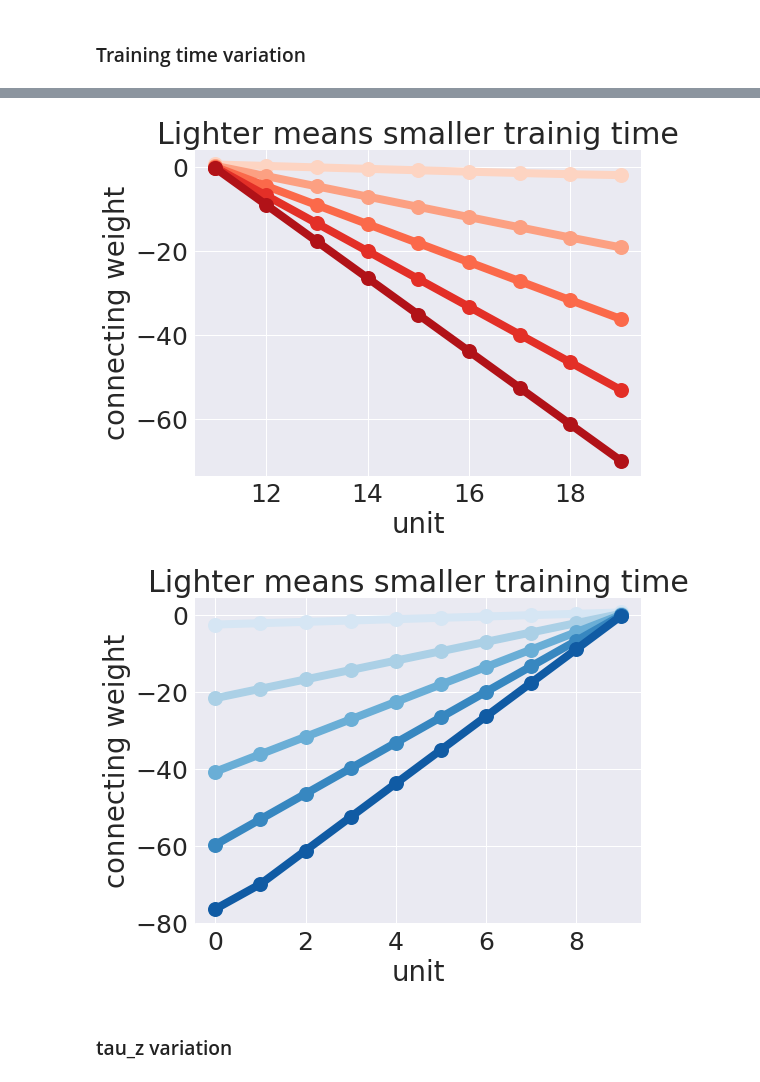
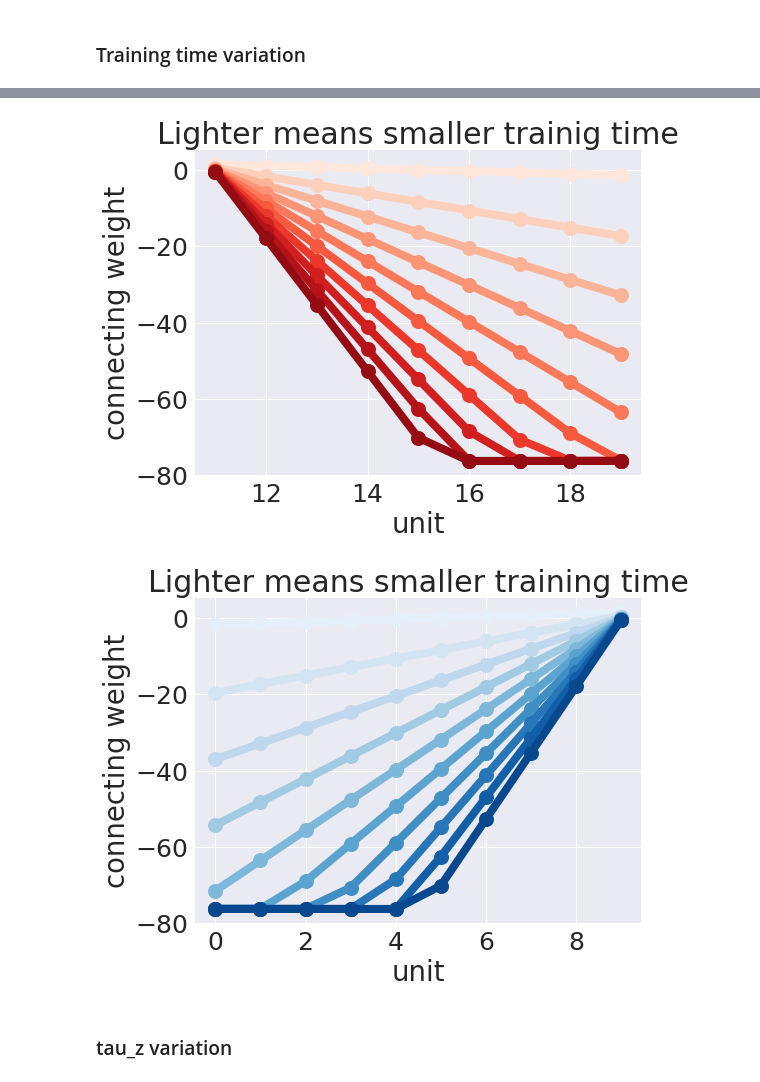
Before and after one commit to h-mayorquin/sequence_learning_paper, a Jupyter notebook: jupyter/2018-08-12(Response of a connectivity matrix to a homogeneous training protocol).ipynb, the cells around one changed output, grey strips where cells are left out. Drawn from its saved outputs; the diff is of its cells as text; code cells hidden in the pictures.

```diff
--- a/jupyter/2018-08-12(Response of a connectivity matrix to a homogeneous training protocol).ipynb
+++ b/jupyter/2018-08-12(Response of a connectivity matrix to a homogeneous training protocol).ipynb
@@ -58,7 +58,7 @@ def get_weights_structure(training_time, inter_pulse_interval, tau_z_pre,
     training_times = [training_time for i in range(n_patterns)]
     inter_pulse_intervals = [inter_pulse_interval for i in range(n_patterns)]
     inter_sequence_interval = 0.0
-    resting_time = 0.0
+    resting_time = 2.5
     epochs = 1
 
     # Manager properties
@@ -91,6 +91,8 @@ def get_weights_structure(training_time, inter_pulse_interval, tau_z_pre,
     wn = nn.w[to_index, from_index]
     wb = nn.w[from_index - 1, from_index]
     wr = nn.w[to_index + 1, from_index]
+    alphas = [nn.w[1 + i, 0] - nn.w[2 + i, 0] for i in range(4)]
+
     if include_first:
         range_rests = list(range(to_index, minicolumns))
         w_rests = nn.w[to_index:, from_index]
@@ -115,6 +117,7 @@ def get_weights_structure(training_time, inter_pulse_interval, tau_z_pre,
     results_dictionary['diff_next'] = ws - wn
     results_dictionary['diff_rest'] = wn - wr
     results_dictionary['r'] = (wn - wr) / (ws - wn)
+    results_dictionary['alphas'] = alphas
 
     return results_dictionary
 # %% [markdown]
@@ -237,7 +240,7 @@ inter_pulse_interval = 0
 tau_z_pre = 0.025
 tau_z_post = 0.025
 
-training_times_vector = np.linspace(0.020, 0.500, num=num)
+training_times_vector = np.linspace(0.020, 1.0, num=num)
 for index, training_time in enumerate(training_times_vector):
     results_dictionary = get_weights_structure(training_time, inter_pulse_interval, tau_z_pre,
                                                tau_z_post, include_first=False)
@@ -251,40 +254,30 @@ for index, training_time in enumerate(training_times_vector):
 # %%
-num = 5
 lw = 8
 ms = 15
 colors = sns.color_palette("Reds", num)
 fig = plt.figure()
 ax = fig.add_subplot(111)
 
-inter_pulse_interval = 0
-tau_z_pre = 0.025
-tau_z_post = 0.025
 
-training_times_vector = np.linspace(0.020, 0.500, num=num)
 for index, training_time in enumerate(training_times_vector):
     results_dictionary = get_weights_structure(training_time, inter_pulse_interval, tau_z_pre,
                                                tau_z_post, include_first=True)
     w_rests = results_dictionary['w_rests']
     range_rests = results_dictionary['range rests']
     ax.plot(range_rests, w_rests, 'o-', color=colors[index], ms=ms, lw=lw)
     ax.set_title('Lighter means smaller trainig time')
     ax.set_xlabel('unit')
     ax.set_ylabel('connecting weight')
 # %% [output]
-[figure, old version]
+[figure, new version]
 # %%
-num = 5
 lw = 8
 ms = 15
 colors = sns.color_palette("Blues", num)
 fig = plt.figure()
 ax = fig.add_subplot(111)
 
-inter_pulse_interval = 0
-tau_z_pre = 0.025
-tau_z_post = 0.025
 
-training_times_vector = np.linspace(0.020, 0.500, num=num)
 for index, training_time in enumerate(training_times_vector):
     results_dictionary = get_weights_structure(training_time, inter_pulse_interval, tau_z_pre,
                                                tau_z_post, include_first=True)
@@ -295,7 +288,7 @@ for index, training_time in enumerate(training_times_vector):
     ax.set_xlabel('unit')
     ax.set_ylabel('connecting weight')
 # %% [output]
-[figure, old version]
+[figure, new version]
 # %% [markdown]
 ### tau_z variation
 # %%
```
Also changed, not shown: parts of 17 cells of this notebook, 26 other files.
